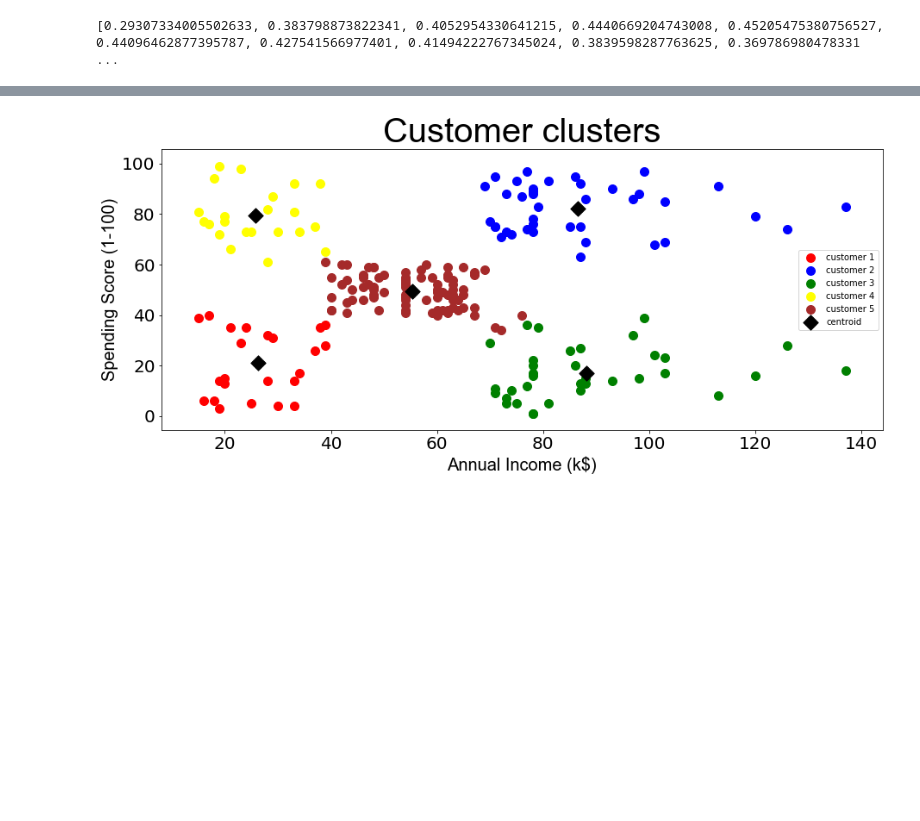
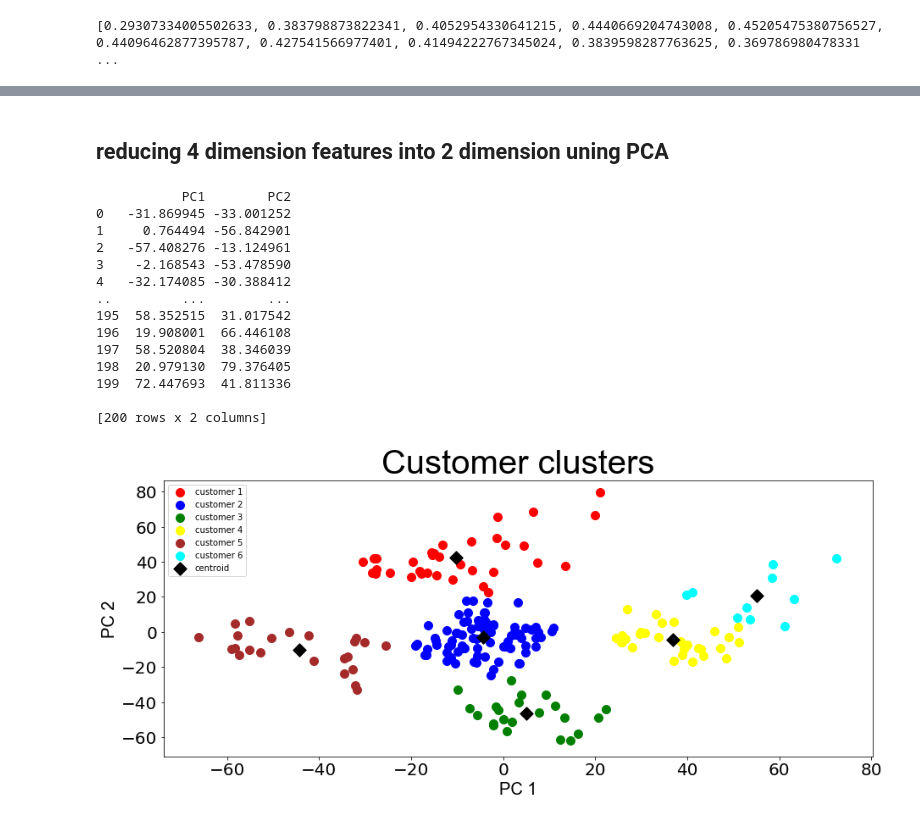
Before and after one commit to shivaayy/ML_PROJECT, a Jupyter notebook: customer_segmentation.ipynb, the cells around one changed output, grey strips where cells are left out. Saved outputs shown, nothing was run; the diff lists cells and outputs as text; code cells hidden in the pictures; blank space fills up the shorter version.

```diff
--- a/customer_segmentation.ipynb
+++ b/customer_segmentation.ipynb
@@ -237,20 +216,50 @@ y_kmeans=kmeans.fit_predict(X)
+# %% [markdown]
+## reducing 4 dimension features into 2 dimension uning PCA
 # %%
 
-plt.scatter(X[y_kmeans==0,0],X[y_kmeans==0,1],s=100,c='red',label='customer 1')
-plt.scatter(X[y_kmeans==1,0],X[y_kmeans==1,1],s=100,c='blue',label='customer 2')
-plt.scatter(X[y_kmeans==2,0],X[y_kmeans==2,1],s=100,c='green',label='customer 3')
-plt.scatter(X[y_kmeans==3,0],X[y_kmeans==3,1],s=100,c='yellow',label='customer 4')
-plt.scatter(X[y_kmeans==4,0],X[y_kmeans==4,1],s=100,c='brown',label='customer 5')
+from sklearn.decomposition import PCA
 
-plt.scatter(kmeans.cluster_centers_[:,0],kmeans.cluster_centers_[:,1],color="black",marker="D",s=150,label="centroid")
+pca = PCA(n_components=2)
+
+reduced_dataset = pd.DataFrame(pca.fit_transform(dataset), columns=['PC1', 'PC2'])
+print(reduced_dataset)
+
+reduced_dataset_array=np.array(reduced_dataset)
+kmeans=KMeans(n_clusters=no_of_optimal_clusters,random_state=42)
+y_kmeans=kmeans.fit_predict(reduced_dataset_array)
+
+
+plt.scatter(reduced_dataset_array[y_kmeans==0,0],reduced_dataset_array[y_kmeans==0,1],s=100,c='red',label='customer 1')
+plt.scatter(reduced_dataset_array[y_kmeans==1,0],reduced_dataset_array[y_kmeans==1,1],s=100,c='blue',label='customer 2')
+plt.scatter(reduced_dataset_array[y_kmeans==2,0],reduced_dataset_array[y_kmeans==2,1],s=100,c='green',label='customer 3')
+plt.scatter(reduced_dataset_array[y_kmeans==3,0],reduced_dataset_array[y_kmeans==3,1],s=100,c='yellow',label='customer 4')
+plt.scatter(reduced_dataset_array[y_kmeans==4,0],reduced_dataset_array[y_kmeans==4,1],s=100,c='brown',label='customer 5')
+plt.scatter(reduced_dataset_array[y_kmeans==5,0],reduced_dataset_array[y_kmeans==5,1],s=100,c='cyan',label='customer 6')
+
+
+plt.scatter(kmeans.cluster_centers_[:,0],kmeans.cluster_centers_[:,1],color="black",marker="D",s=120,label="centroid")
 
 plt.title("Customer clusters",family="Arial",fontsize=40,color="black")
-plt.xlabel("Annual Income (k$)",family="Arial",fontsize=20,color="black")
-plt.ylabel("Spending Score (1-100)",family="Arial",fontsize=20,color="black")
+plt.xlabel("PC 1",family="Arial",fontsize=20,color="black")
+plt.ylabel("PC 2",family="Arial",fontsize=20,color="black")
 plt.xticks(fontsize=20,color="black")
 plt.yticks(fontsize=20,color="black")
 plt.legend()
 
 plt.show()
 # %% [output]
+           PC1        PC2
+0   -31.869945 -33.001252
+1     0.764494 -56.842901
+2   -57.408276 -13.124961
+3    -2.168543 -53.478590
+4   -32.174085 -30.388412
+..         ...        ...
+195  58.352515  31.017542
+196  19.908001  66.446108
+197  58.520804  38.346039
+198  20.979130  79.376405
+199  72.447693  41.811336
+
+[200 rows x 2 columns]
-[figure, old version]
+[figure, new version]
```
Also changed, not shown: parts of 7 cells of this notebook.
